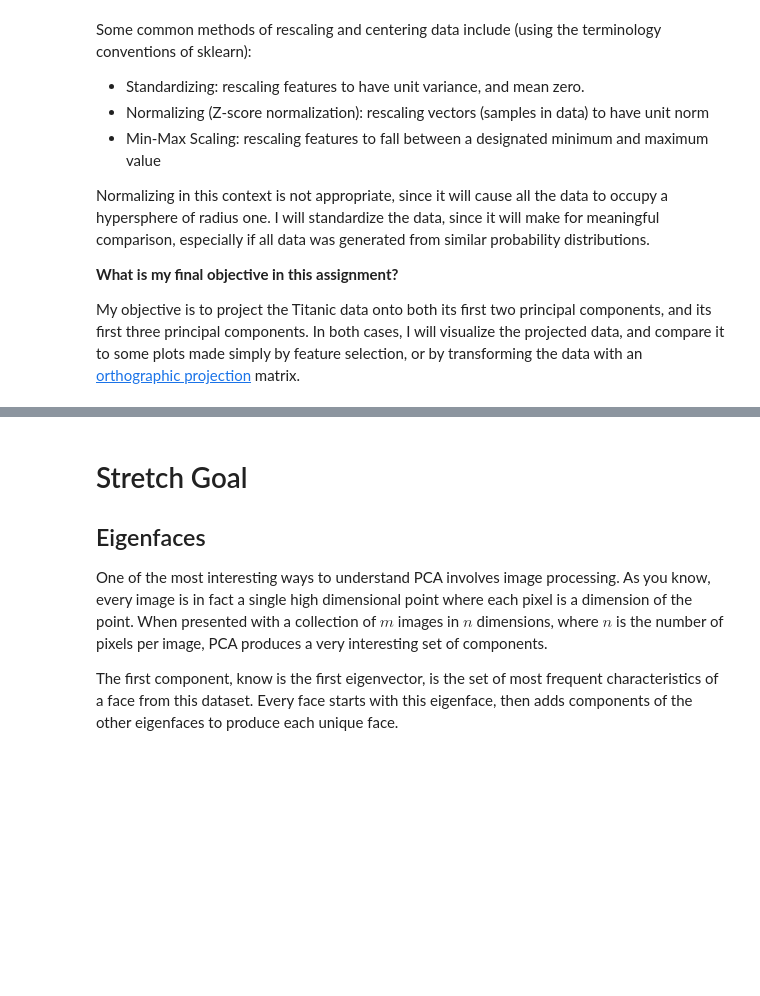
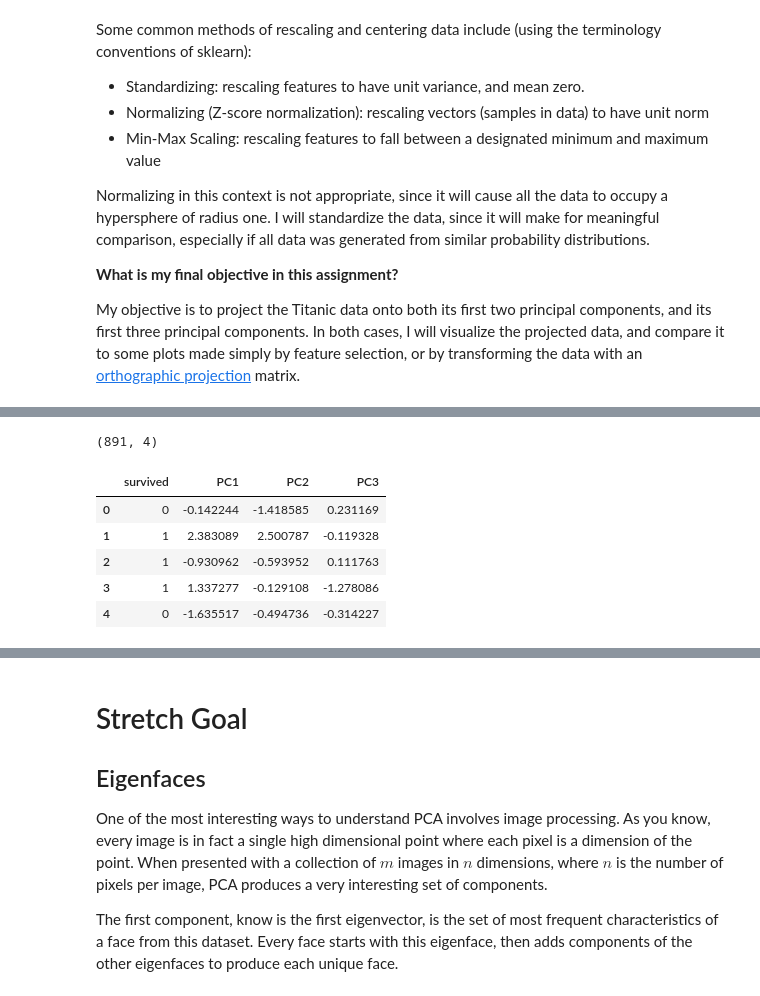
Before and after one commit to rayheberer/LambdaSchoolDataScience, a Jupyter notebook: Week 3 High Dimensionality/Principal Components Analysis.ipynb, the cells around one changed output, grey strips where cells are left out. Saved outputs shown, nothing was run; the diff lists cells and outputs as text; code cells hidden in the pictures; blank space fills up the shorter version.

```diff
--- a/Week 3 High Dimensionality/Principal Components Analysis.ipynb
+++ b/Week 3 High Dimensionality/Principal Components Analysis.ipynb
@@ -162,0 +213,12 @@ My objective is to project the Titanic data onto both its first two principal co
+# %%
+titanic_pca = titanic_labels.join(pd.DataFrame(features_pca, columns=['PC1', 'PC2', 'PC3']))
+print(titanic_pca.shape)
+titanic_pca.head()
+# %% [output]
+(891, 4)
+|  | survived | PC1 | PC2 | PC3 |
+| 0 | 0 | -0.142244 | -1.418585 | 0.231169 |
+| 1 | 1 | 2.383089 | 2.500787 | -0.119328 |
+| 2 | 1 | -0.930962 | -0.593952 | 0.111763 |
+| 3 | 1 | 1.337277 | -0.129108 | -1.278086 |
+| 4 | 0 | -1.635517 | -0.494736 | -0.314227 |
```
Also changed, not shown: parts of 16 cells of this notebook.
